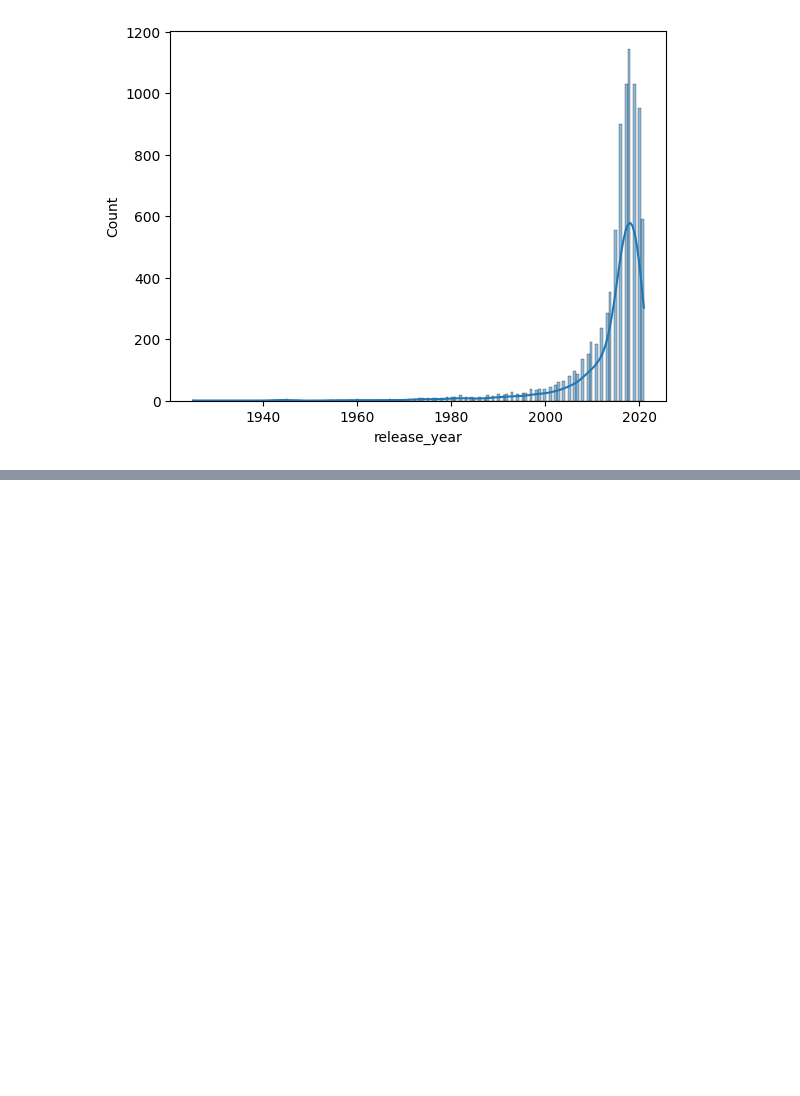
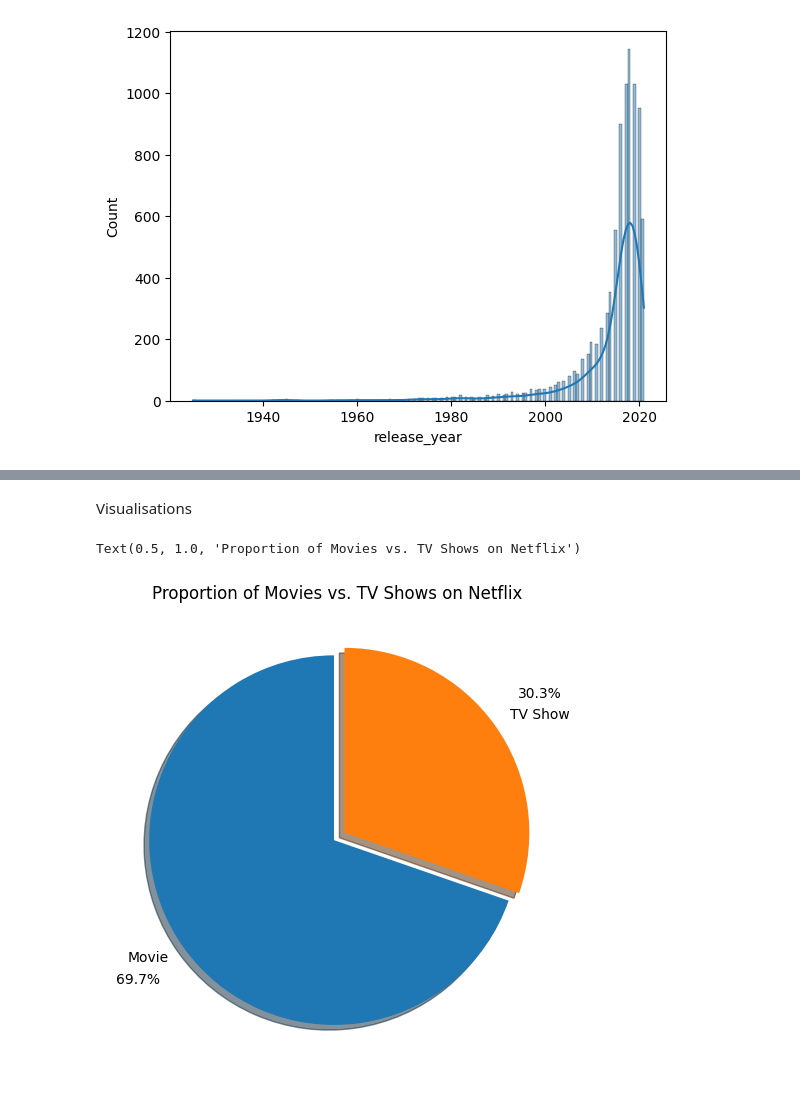
Before and after one commit to eThird/netflix_contetn_data_analysis, a Jupyter notebook: Notebooks/netflix_analysis.ipynb, the cells around one changed output, grey strips where cells are left out. Saved outputs shown, nothing was run; the diff lists cells and outputs as text; code cells hidden in the pictures; blank space fills up the shorter version.

```diff
--- a/Notebooks/netflix_analysis.ipynb
+++ b/Notebooks/netflix_analysis.ipynb
@@ -175,0 +185,12 @@ np.int64(2021)
+# %% [markdown]
+Visualisations
+# %%
+#portion of movies vs TV shows
+counts=df['type'].value_counts()
+counts
+plt.figure(figsize=(6,6))
+plt.pie(counts.values,labels=counts.index,autopct='%1.1f%%',startangle=90,pctdistance=1.3,explode=[0.02,0.05],shadow=True)
+plt.title('Proportion of Movies vs. TV Shows on Netflix')
+# %% [output]
+Text(0.5, 1.0, 'Proportion of Movies vs. TV Shows on Netflix')
+[figure, added]
```
Also changed, not shown: parts of 4 cells of this notebook.
